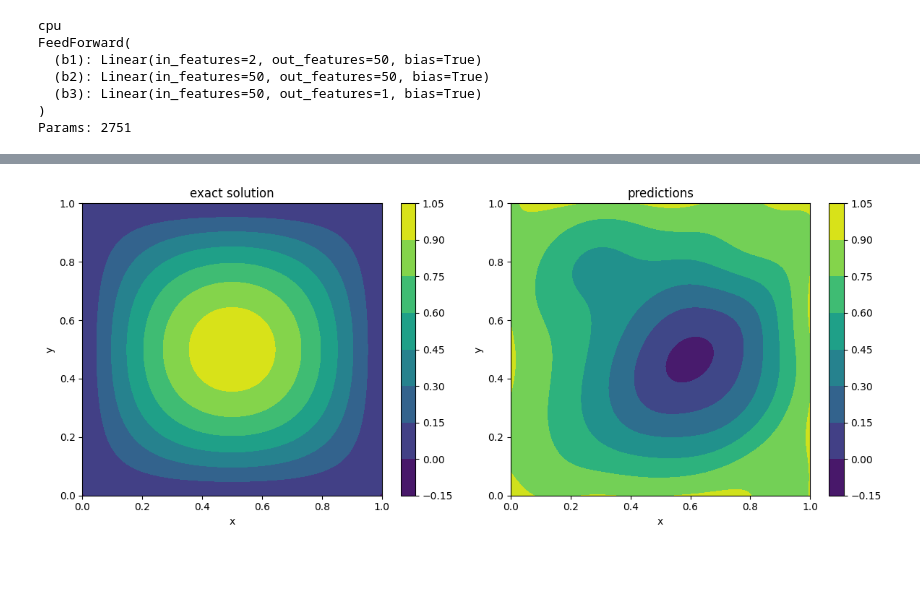
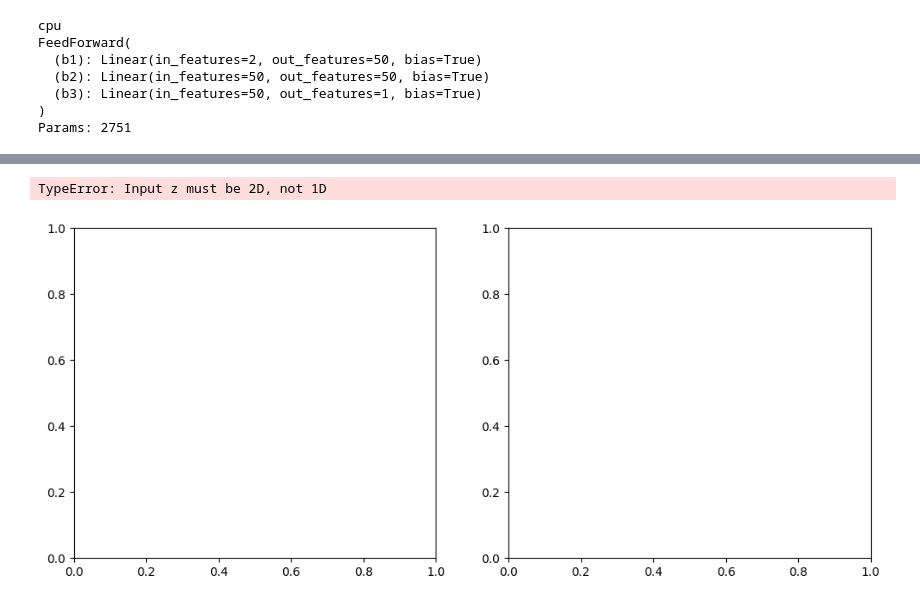
Before and after one commit to csml-beach/pinn-point, a Jupyter notebook: pinn_adaptive_mesh_poisson.ipynb, the cells around one changed output, grey strips where cells are left out. Drawn from its saved outputs; the diff is of its cells as text; code cells hidden in the pictures; blank space fills up the shorter version.

```diff
--- a/pinn_adaptive_mesh_poisson.ipynb
+++ b/pinn_adaptive_mesh_poisson.ipynb
@@ -44,7 +44,7 @@ WebGuiWidget(layout=Layout(height='50vh', width='100%'), value={'ngsolve_version
 BaseWebGuiScene
 # %%
 plate = OCCGeometry(geo, dim=2)
-mesh = Mesh(plate.GenerateMesh(maxh=0.5)).Curve(3)
+mesh = Mesh(plate.GenerateMesh(maxh=0.1)).Curve(3)
 Draw (mesh);
 # %% [output]
 WebGuiWidget(layout=Layout(height='50vh', width='100%'), value={'gui_settings': {}, 'ngsolve_version': '6.2.24…
@@ -331,0 +329,3 @@ Epoch (Adam): 9000, Total Loss: 30767.125
+# %%
+u_pred = model.forward(x.to(device).float(), y.to(device).float())
+u_pred = u_pred.detach().cpu().numpy()
@@ -332,32 +341,27 @@ Epoch (Adam): 9000, Total Loss: 30767.125
 # %%
-x_data = torch.linspace(0,1,100)
-y_data = torch.linspace(0,1,100)
-X_data, Y_data = torch.meshgrid(x_data, y_data)
-sol = torch.sin(torch.pi * X_data) * torch.sin(torch.pi * Y_data)
 
-u_pred = model.forward(X_data.flatten().to(device), Y_data.flatten().to(device))
-u_pred = u_pred.detach().cpu().numpy()
-u_pred = u_pred.reshape(len(x_data), len(y_data))
+
 
 # Create a figure with one row and two columns
 fig, axs = plt.subplots(1, 2, figsize=(12, 5))
 
 # Plot the solution and noisy data
 contour_sol = axs[0].contourf(X_data, Y_data, sol, cmap='viridis')
 axs[0].set_xlabel("x")
 axs[0].set_ylabel("y")
 axs[0].set_title("exact solution")
 fig.colorbar(contour_sol, ax=axs[0])
 
 contour_u = axs[1].contourf(X_data, Y_data, u_pred, cmap='viridis')
 axs[1].set_xlabel("x")
 axs[1].set_ylabel("y")
 axs[1].set_title("predictions")
 fig.colorbar(contour_sol, ax=axs[1])
 plt.tight_layout()
 plt.show()
 # %% [output]
+TypeError: Input z must be 2D, not 1D
-[figure, old version]
+[figure, new version]
 # %%
 model.plot_losses()
 # %% [output]
```
Also changed, not shown: parts of 7 cells of this notebook.
